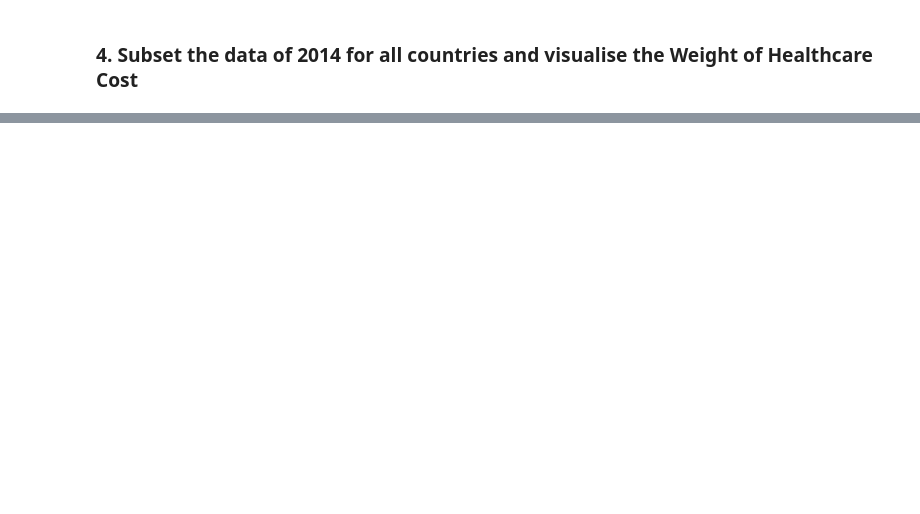
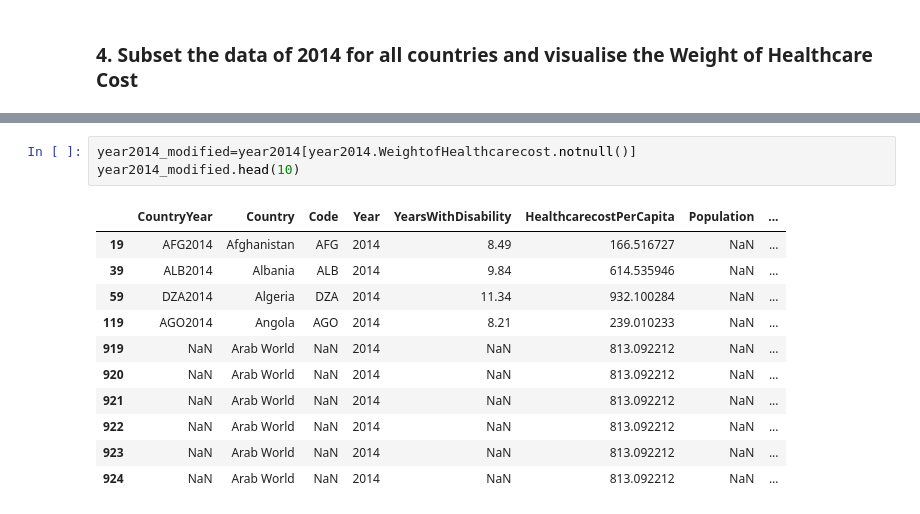
Before and after one commit to NamiF/The-cost-of-healcare-related-to-longevity, a Jupyter notebook: Healthcare_cost_of_longevity.ipynb, the cells around one changed output, grey strips where cells are left out. Saved outputs shown, nothing was run; the diff lists cells and outputs as text; blank space fills up the shorter version.

```diff
--- a/Healthcare_cost_of_longevity.ipynb
+++ b/Healthcare_cost_of_longevity.ipynb
@@ -165,0 +179,15 @@ year2014.head(5)
+# %%
+year2014_modified=year2014[year2014.WeightofHealthcarecost.notnull()]
+year2014_modified.head(10)
+# %% [output]
+|  | CountryYear | Country | Code | Year | YearsWithDisability | HealthcarecostPerCapita | Population | ... |
+| 19 | AFG2014 | Afghanistan | AFG | 2014 | 8.49 | 166.516727 | NaN | ... |
+| 39 | ALB2014 | Albania | ALB | 2014 | 9.84 | 614.535946 | NaN | ... |
+| 59 | DZA2014 | Algeria | DZA | 2014 | 11.34 | 932.100284 | NaN | ... |
+| 119 | AGO2014 | Angola | AGO | 2014 | 8.21 | 239.010233 | NaN | ... |
+| 919 | NaN | Arab World | NaN | 2014 | NaN | 813.092212 | NaN | ... |
+| 920 | NaN | Arab World | NaN | 2014 | NaN | 813.092212 | NaN | ... |
+| 921 | NaN | Arab World | NaN | 2014 | NaN | 813.092212 | NaN | ... |
+| 922 | NaN | Arab World | NaN | 2014 | NaN | 813.092212 | NaN | ... |
+| 923 | NaN | Arab World | NaN | 2014 | NaN | 813.092212 | NaN | ... |
+| 924 | NaN | Arab World | NaN | 2014 | NaN | 813.092212 | NaN | ... |
```
Also changed, not shown: parts of 6 cells of this notebook.
